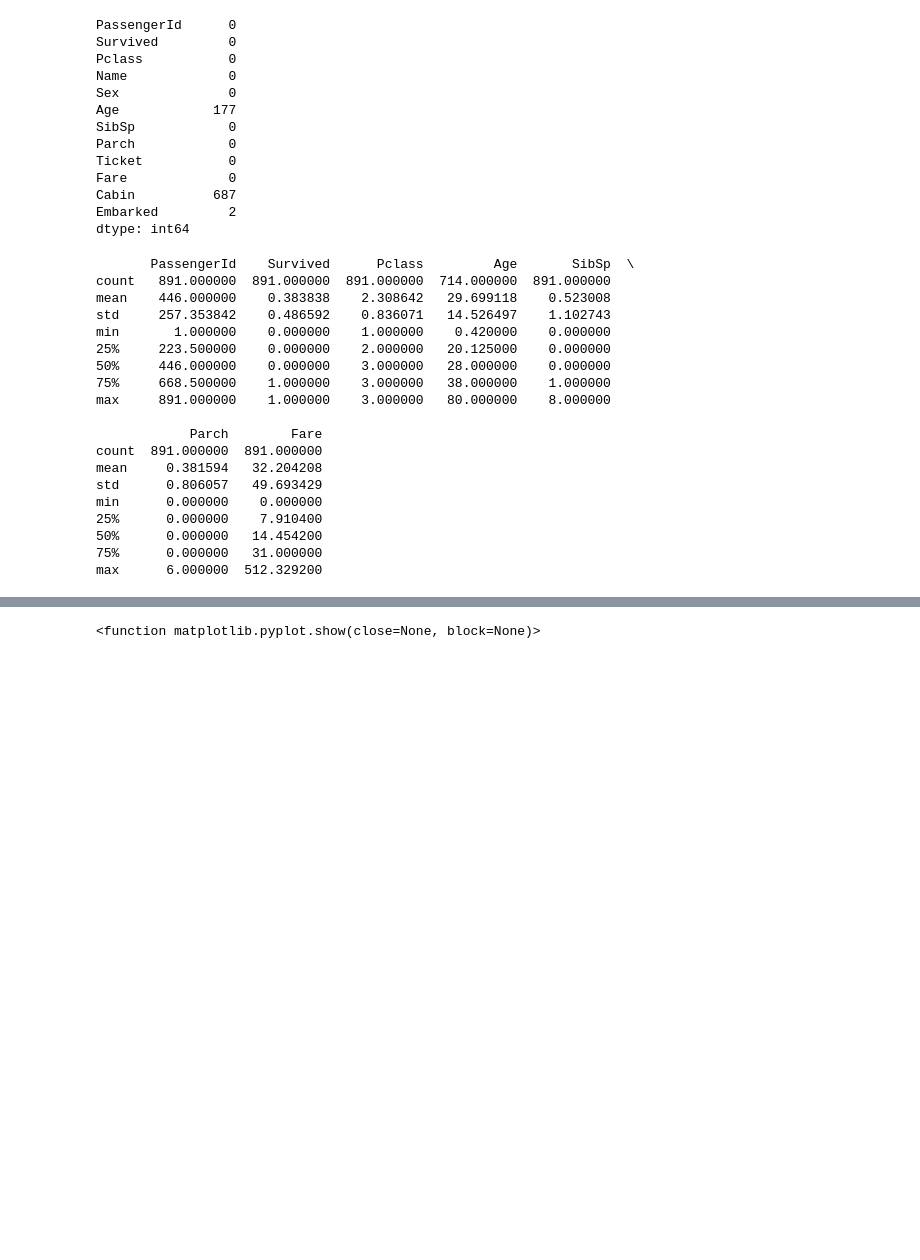
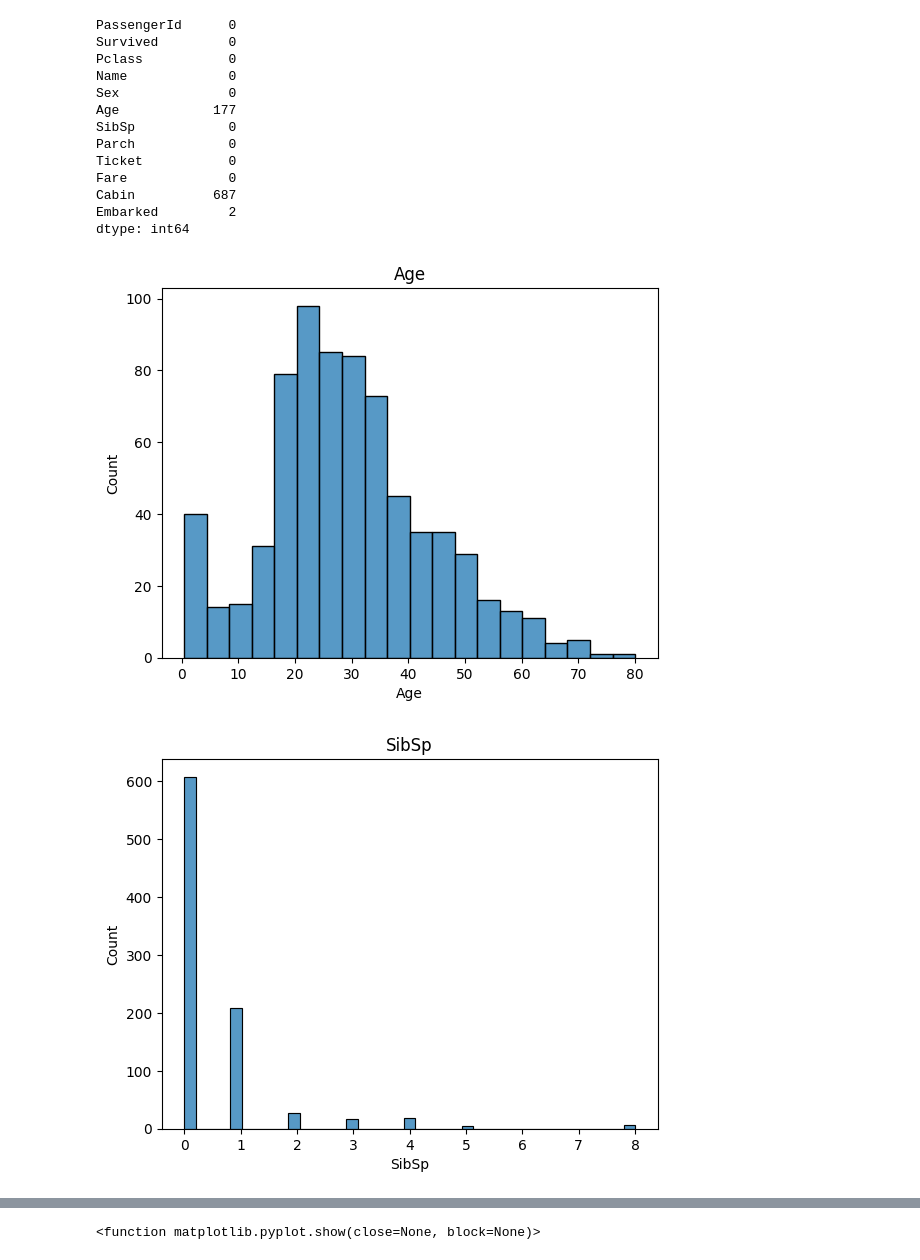
Before and after one commit to sohammankar/Titanic, a Jupyter notebook: Titanic.ipynb, the cells around one changed output, grey strips where cells are left out. Saved outputs shown, nothing was run; the diff lists cells and outputs as text; code cells hidden in the pictures; blank space fills up the shorter version.

```diff
--- a/Titanic.ipynb
+++ b/Titanic.ipynb
@@ -66,25 +113,15 @@ Fare             0
 Cabin          687
 Embarked         2
 dtype: int64
-# %%
-print(df_train.describe())
-# %% [output]
-       PassengerId    Survived      Pclass         Age       SibSp  \
-count   891.000000  891.000000  891.000000  714.000000  891.000000
-mean    446.000000    0.383838    2.308642   29.699118    0.523008
-std     257.353842    0.486592    0.836071   14.526497    1.102743
-min       1.000000    0.000000    1.000000    0.420000    0.000000
-25%     223.500000    0.000000    2.000000   20.125000    0.000000
-50%     446.000000    0.000000    3.000000   28.000000    0.000000
-75%     668.500000    1.000000    3.000000   38.000000    1.000000
-max     891.000000    1.000000    3.000000   80.000000    8.000000
-
-            Parch        Fare
-count  891.000000  891.000000
-mean     0.381594   32.204208
-std      0.806057   49.693429
-min      0.000000    0.000000
-25%      0.000000    7.910400
-50%      0.000000   14.454200
-75%      0.000000   31.000000
-max      6.000000  512.329200
+# %%
+# Seperating numerical and categorical data
+df_num = df_train[['Age','SibSp','Parch','Fare']]
+df_cat = df_train[['Survived','Pclass','Sex','Ticket','Cabin','Embarked']]
+# %%
+for i in df_num.columns:
+    sns.histplot(df_num[i])
+    plt.title(i)
+    plt.show()
+# %% [output]
+[figure, added]
+[figure, added]
```
Also changed, not shown: parts of 7 cells of this notebook.
